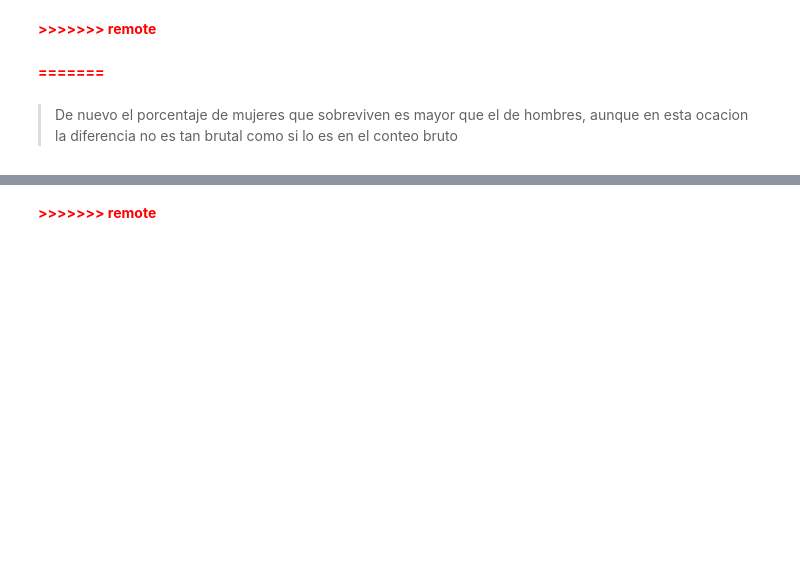
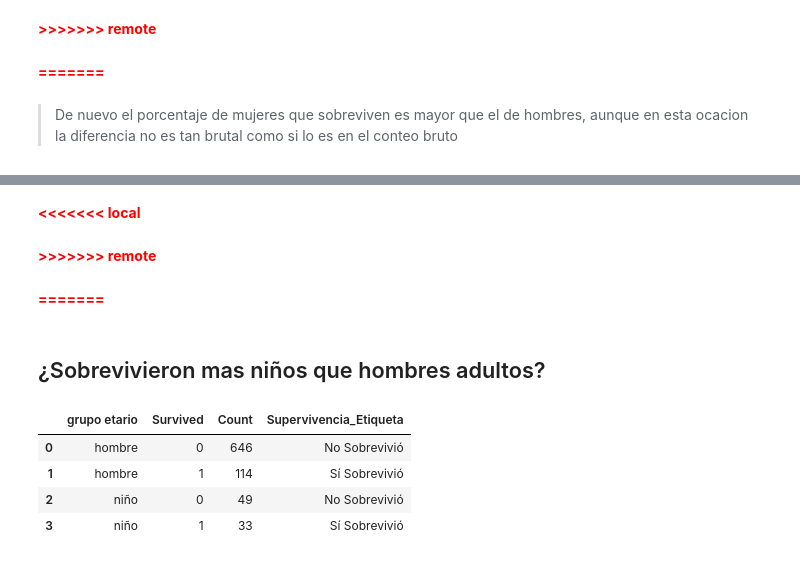
Before and after one commit to juanpablocarrillohortua/taller-pandas-titanic-grupo-1, a Jupyter notebook: notebooks/proyecto titanic.ipynb, the cells around one changed output, grey strips where cells are left out. Cells and saved outputs as stored; diff of their text form; code cells hidden in the pictures; blank space fills up the shorter version.

```diff
--- a/notebooks/proyecto titanic.ipynb
+++ b/notebooks/proyecto titanic.ipynb
@@ -1009,2 +1027,22 @@ archivo  ya existe
+# %% [markdown]
+<span style="color:red"><b><<<<<<< local</b></span>
 # %% [markdown]
 <span style="color:red"><b>>>>>>>> remote</b></span>
+# %% [markdown]
+<span style="color:red"><b>=======</b></span>
+# %% [markdown]
+## ¿Sobrevivieron mas niños que hombres adultos?
+# %%
+df_niños_adultos = df[df['Sex'] == 'male'].copy()
+
+df_niños_adultos['grupo etario'] = df_niños_adultos['Age'].apply(lambda x: 'niño' if x < 18 else "hombre")
+df_niños_adultos.groupby('grupo etario').count()
+df_niños_adultos = df_niños_adultos.groupby(['grupo etario', 'Survived']).size().reset_index(name='Count')
+df_niños_adultos['Supervivencia_Etiqueta'] = df_niños_adultos['Survived'].apply(lambda x: 'Sí Sobrevivió' if x == 1 else 'No Sobrevivió')
+df_niños_adultos
+# %% [output]
+|  | grupo etario | Survived | Count | Supervivencia_Etiqueta |
+| 0 | hombre | 0 | 646 | No Sobrevivió |
+| 1 | hombre | 1 | 114 | Sí Sobrevivió |
+| 2 | niño | 0 | 49 | No Sobrevivió |
+| 3 | niño | 1 | 33 | Sí Sobrevivió |
```
Also changed, not shown: parts of 10 cells of this notebook, 3 other files.
